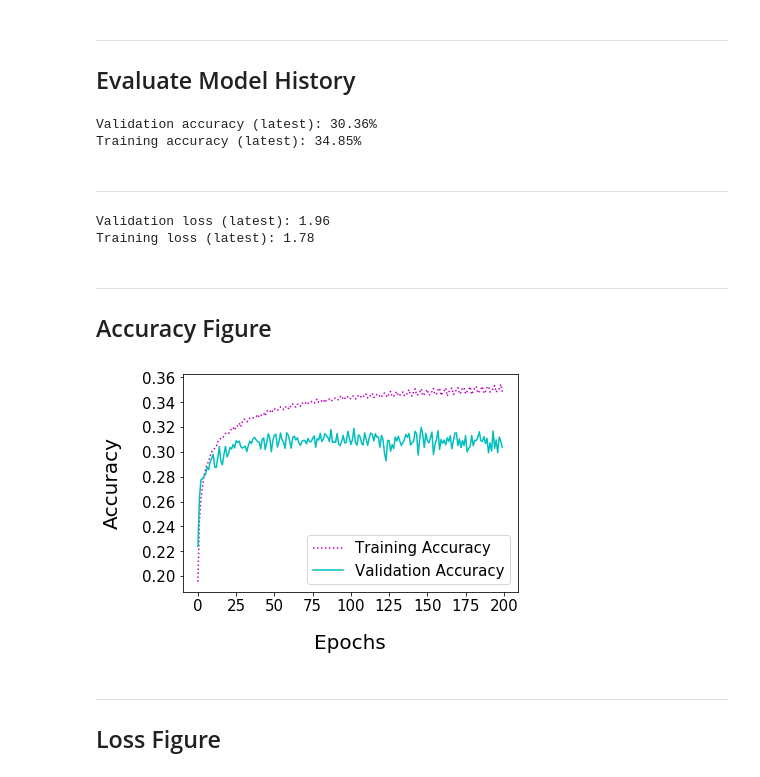
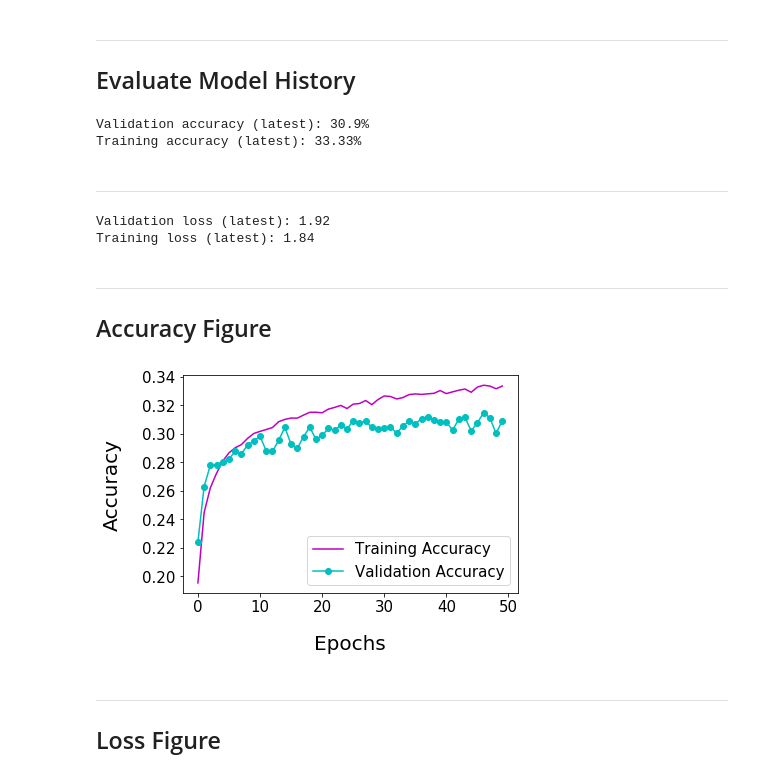
Before and after one commit to T-Visor/captcha-tensorflow, a Jupyter notebook: notebooks/vgg16-evaluation.ipynb, the cells around one changed output. Drawn from its saved outputs; the diff is of its cells as text; code cells hidden in the pictures.

```diff
--- a/notebooks/vgg16-evaluation.ipynb
+++ b/notebooks/vgg16-evaluation.ipynb
@@ -27,12 +27,18 @@ TICK_FONT = 15
 LABEL_FONT = 20
 
 TRAINING_ACCURACY = history['acc']
+TRAINING_ACCURACY = TRAINING_ACCURACY[0:50:1]
+
 VALIDATION_ACCURACY = history['val_acc']
+VALIDATION_ACCURACY = VALIDATION_ACCURACY[0:50:1]
 
 TRAINING_LOSS = history['loss']
+TRAINING_LOSS = TRAINING_LOSS[0:50:1]
+
 VALIDATION_LOSS = history['val_loss']
+VALIDATION_LOSS = VALIDATION_LOSS[0:50:1]
 
-EPOCHS = range(0, 200)
+EPOCHS = range(0, 50)
 
 ACCURACY_FIGURE = 'VGG16-accuracy.png'
 LOSS_FIGURE = 'VGG16-loss.png'
@@ -48,8 +54,8 @@ training_score = TRAINING_ACCURACY[-1] # get the last entry
 training_score = round(training_score * 100, 2)
 print('Training accuracy (latest): {}%'.format(training_score))
 # %% [output]
-Validation accuracy (latest): 30.36%
-Training accuracy (latest): 34.85%
+Validation accuracy (latest): 30.9%
+Training accuracy (latest): 33.33%
 # %% [markdown]
 ---
 # %%
@@ -61,27 +67,27 @@ training_score = TRAINING_LOSS[-1] # get the last entry
 training_score = round(training_score, 2)
 print('Training loss (latest): {}'.format(training_score))
 # %% [output]
-Validation loss (latest): 1.96
-Training loss (latest): 1.78
+Validation loss (latest): 1.92
+Training loss (latest): 1.84
 # %% [markdown]
 ---
 ## Accuracy Figure
 # %%
-pyplot.plot(EPOCHS, TRAINING_ACCURACY, 'm:', label='Training Accuracy')
-pyplot.plot(EPOCHS, VALIDATION_ACCURACY, 'c-', label='Validation Accuracy')
+pyplot.plot(EPOCHS, TRAINING_ACCURACY, 'm-', label='Training Accuracy')
+pyplot.plot(EPOCHS, VALIDATION_ACCURACY, 'co-', label='Validation Accuracy')
 
 pyplot.xlabel('Epochs', fontsize=LABEL_FONT, labelpad=PAD_SIZE)
 pyplot.xticks(fontsize=TICK_FONT)
 
 pyplot.ylabel('Accuracy', fontsize=LABEL_FONT, labelpad=PAD_SIZE)
 pyplot.yticks(fontsize=TICK_FONT)
 
 pyplot.legend(loc=4, prop={'size': 15})
 
 acc_fig = pyplot.gcf()
 acc_fig.savefig(ACCURACY_FIGURE, dpi=400, bbox_inches='tight')
 # %% [output]
-[figure, old version]
+[figure, new version]
 # %% [markdown]
 ---
 ## Loss Figure
```
Also changed, not shown: parts of 2 cells of this notebook, 2 other files.
